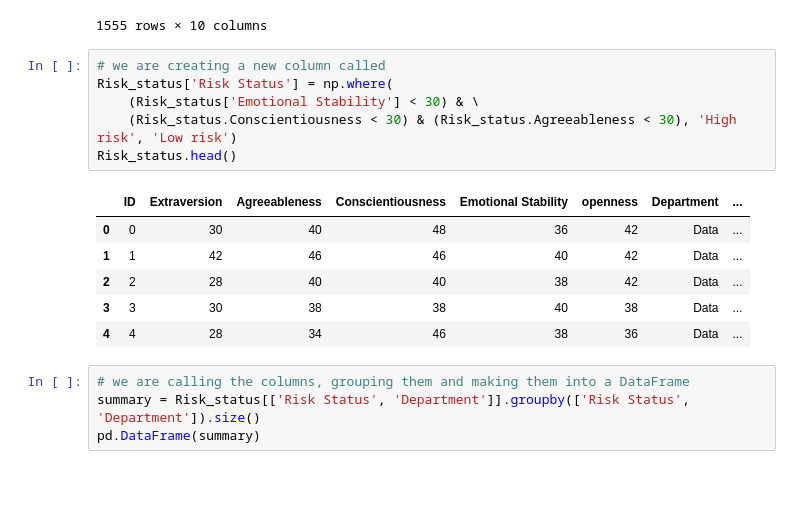
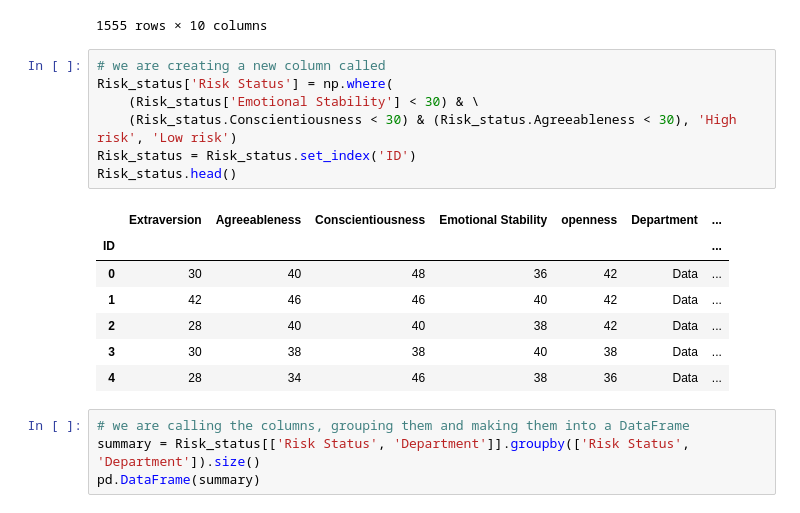
Before and after one commit to thabomayika/data_wrangling, a Jupyter notebook: data_wrangling.ipynb, the cells around one changed output. Drawn from its saved outputs; the diff is of its cells as text; blank space fills up the shorter version.

```diff
--- a/data_wrangling.ipynb
+++ b/data_wrangling.ipynb
@@ -193,16 +193,18 @@ df_merge.loc[:, 'Agreeableness':'openness levels']
 # %%
 # we are creating a new column called
 Risk_status['Risk Status'] = np.where(
     (Risk_status['Emotional Stability'] < 30) & \
     (Risk_status.Conscientiousness < 30) & (Risk_status.Agreeableness < 30), 'High risk', 'Low risk')
+Risk_status = Risk_status.set_index('ID')
 Risk_status.head()
 # %% [output]
-|  | ID | Extraversion | Agreeableness | Conscientiousness | Emotional Stability | openness | Department | ... |
-| 0 | 0 | 30 | 40 | 48 | 36 | 42 | Data | ... |
-| 1 | 1 | 42 | 46 | 46 | 40 | 42 | Data | ... |
-| 2 | 2 | 28 | 40 | 40 | 38 | 42 | Data | ... |
-| 3 | 3 | 30 | 38 | 38 | 40 | 38 | Data | ... |
-| 4 | 4 | 28 | 34 | 46 | 38 | 36 | Data | ... |
+|  | Extraversion | Agreeableness | Conscientiousness | Emotional Stability | openness | Department | ... |
+| ID |  |  |  |  |  |  | ... |
+| 0 | 30 | 40 | 48 | 36 | 42 | Data | ... |
+| 1 | 42 | 46 | 46 | 40 | 42 | Data | ... |
+| 2 | 28 | 40 | 40 | 38 | 42 | Data | ... |
+| 3 | 30 | 38 | 38 | 40 | 38 | Data | ... |
+| 4 | 28 | 34 | 46 | 38 | 36 | Data | ... |
 # %%
 # we are calling the columns, grouping them and making them into a DataFrame
 summary = Risk_status[['Risk Status', 'Department']].groupby(['Risk Status', 'Department']).size()
```
Also changed, not shown: parts of 2 cells of this notebook.
